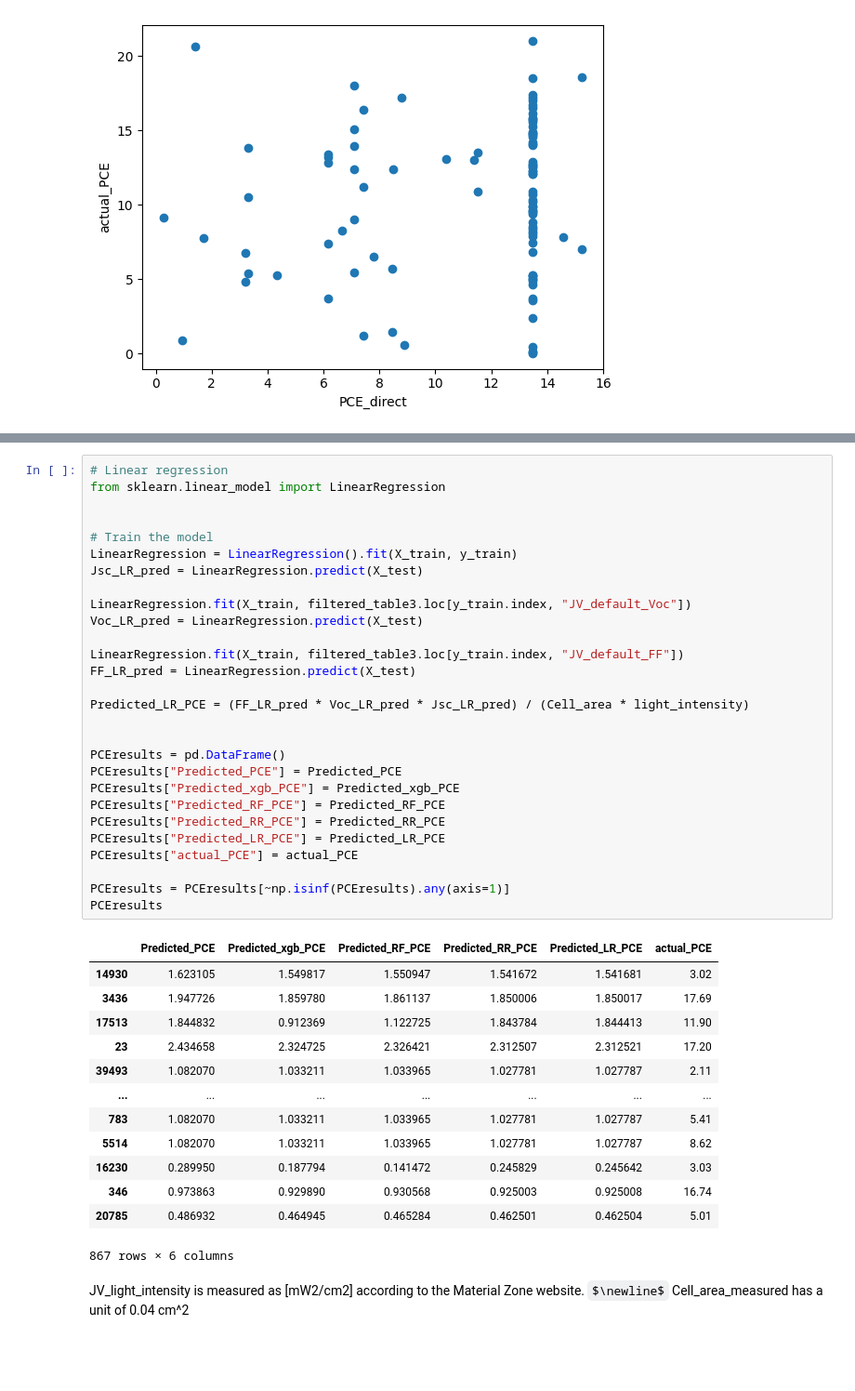
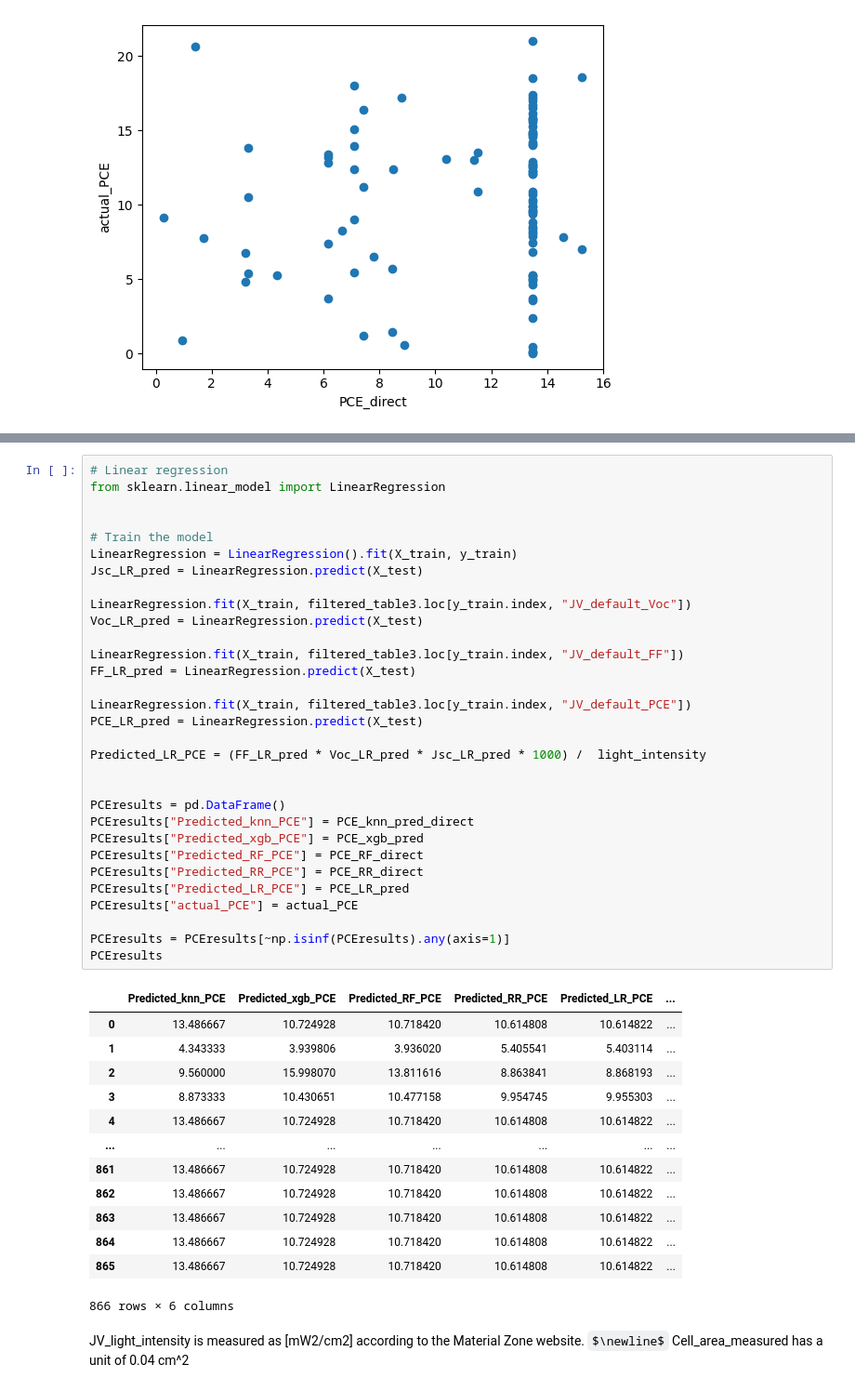
Before and after one commit to drcgreenland/PerovskiteML_project, a Jupyter notebook: replicating.ipynb, the cells around one changed output, grey strips where cells are left out. Shown at 93% size. Saved outputs shown, nothing was run; the diff lists cells and outputs as text; some formulas as TeX source; blank space fills up the shorter version.

```diff
--- a/replicating.ipynb
+++ b/replicating.ipynb
@@ -918,45 +995,48 @@ Predicted_RR_PCE = (FF_RR_pred * Voc_RR_pred * Jsc_RR_pred) / (Cell_area * light
 # %%
 # Linear regression
 from sklearn.linear_model import LinearRegression
 
 
 # Train the model
 LinearRegression = LinearRegression().fit(X_train, y_train)
 Jsc_LR_pred = LinearRegression.predict(X_test)
 
 LinearRegression.fit(X_train, filtered_table3.loc[y_train.index, "JV_default_Voc"])
 Voc_LR_pred = LinearRegression.predict(X_test)
 
 LinearRegression.fit(X_train, filtered_table3.loc[y_train.index, "JV_default_FF"])
 FF_LR_pred = LinearRegression.predict(X_test)
 
-Predicted_LR_PCE = (FF_LR_pred * Voc_LR_pred * Jsc_LR_pred) / (Cell_area * light_intensity)
+LinearRegression.fit(X_train, filtered_table3.loc[y_train.index, "JV_default_PCE"])
+PCE_LR_pred = LinearRegression.predict(X_test)
+
+Predicted_LR_PCE = (FF_LR_pred * Voc_LR_pred * Jsc_LR_pred * 1000) /  light_intensity
 
 
 PCEresults = pd.DataFrame()
-PCEresults["Predicted_PCE"] = Predicted_PCE
-PCEresults["Predicted_xgb_PCE"] = Predicted_xgb_PCE
-PCEresults["Predicted_RF_PCE"] = Predicted_RF_PCE
-PCEresults["Predicted_RR_PCE"] = Predicted_RR_PCE
-PCEresults["Predicted_LR_PCE"] = Predicted_LR_PCE
+PCEresults["Predicted_knn_PCE"] = PCE_knn_pred_direct
+PCEresults["Predicted_xgb_PCE"] = PCE_xgb_pred
+PCEresults["Predicted_RF_PCE"] = PCE_RF_direct
+PCEresults["Predicted_RR_PCE"] = PCE_RR_direct
+PCEresults["Predicted_LR_PCE"] = PCE_LR_pred
 PCEresults["actual_PCE"] = actual_PCE
 
 PCEresults = PCEresults[~np.isinf(PCEresults).any(axis=1)]
 PCEresults
 # %% [output]
-|  | Predicted_PCE | Predicted_xgb_PCE | Predicted_RF_PCE | Predicted_RR_PCE | Predicted_LR_PCE | actual_PCE |
-| 14930 | 1.623105 | 1.549817 | 1.550947 | 1.541672 | 1.541681 | 3.02 |
-| 3436 | 1.947726 | 1.859780 | 1.861137 | 1.850006 | 1.850017 | 17.69 |
-| 17513 | 1.844832 | 0.912369 | 1.122725 | 1.843784 | 1.844413 | 11.90 |
-| 23 | 2.434658 | 2.324725 | 2.326421 | 2.312507 | 2.312521 | 17.20 |
-| 39493 | 1.082070 | 1.033211 | 1.033965 | 1.027781 | 1.027787 | 2.11 |
+|  | Predicted_knn_PCE | Predicted_xgb_PCE | Predicted_RF_PCE | Predicted_RR_PCE | Predicted_LR_PCE | ... |
+| 0 | 13.486667 | 10.724928 | 10.718420 | 10.614808 | 10.614822 | ... |
+| 1 | 4.343333 | 3.939806 | 3.936020 | 5.405541 | 5.403114 | ... |
+| 2 | 9.560000 | 15.998070 | 13.811616 | 8.863841 | 8.868193 | ... |
+| 3 | 8.873333 | 10.430651 | 10.477158 | 9.954745 | 9.955303 | ... |
+| 4 | 13.486667 | 10.724928 | 10.718420 | 10.614808 | 10.614822 | ... |
 | ... | ... | ... | ... | ... | ... | ... |
-| 783 | 1.082070 | 1.033211 | 1.033965 | 1.027781 | 1.027787 | 5.41 |
-| 5514 | 1.082070 | 1.033211 | 1.033965 | 1.027781 | 1.027787 | 8.62 |
-| 16230 | 0.289950 | 0.187794 | 0.141472 | 0.245829 | 0.245642 | 3.03 |
-| 346 | 0.973863 | 0.929890 | 0.930568 | 0.925003 | 0.925008 | 16.74 |
-| 20785 | 0.486932 | 0.464945 | 0.465284 | 0.462501 | 0.462504 | 5.01 |
+| 861 | 13.486667 | 10.724928 | 10.718420 | 10.614808 | 10.614822 | ... |
+| 862 | 13.486667 | 10.724928 | 10.718420 | 10.614808 | 10.614822 | ... |
+| 863 | 13.486667 | 10.724928 | 10.718420 | 10.614808 | 10.614822 | ... |
+| 864 | 13.486667 | 10.724928 | 10.718420 | 10.614808 | 10.614822 | ... |
+| 865 | 13.486667 | 10.724928 | 10.718420 | 10.614808 | 10.614822 | ... |
-867 rows × 6 columns
+866 rows × 6 columns
 # %% [markdown]
 JV_light_intensity is measured as [mW2/cm2] according to the Material Zone website.
 $\newline$
```
Also changed, not shown: parts of 4 cells of this notebook.
